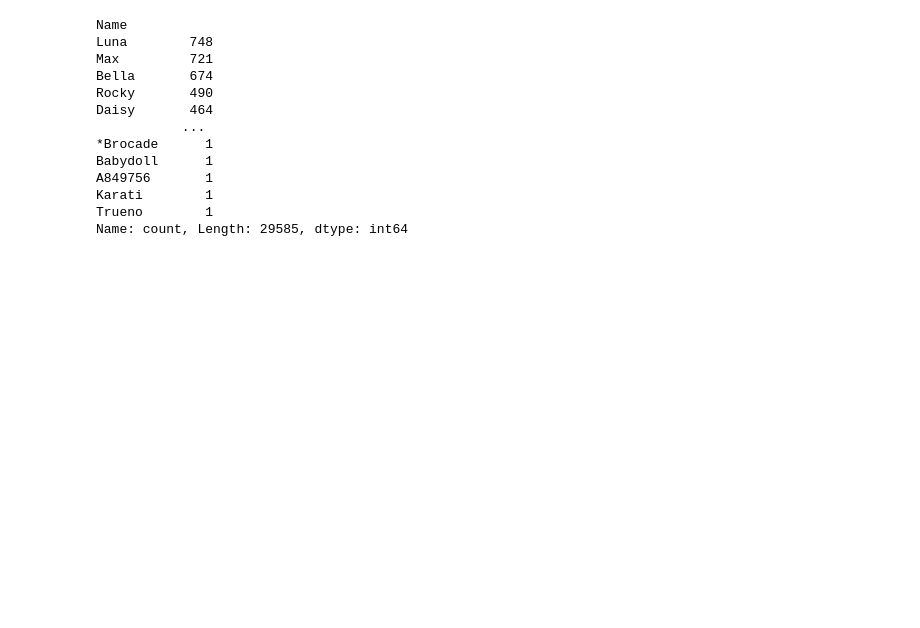
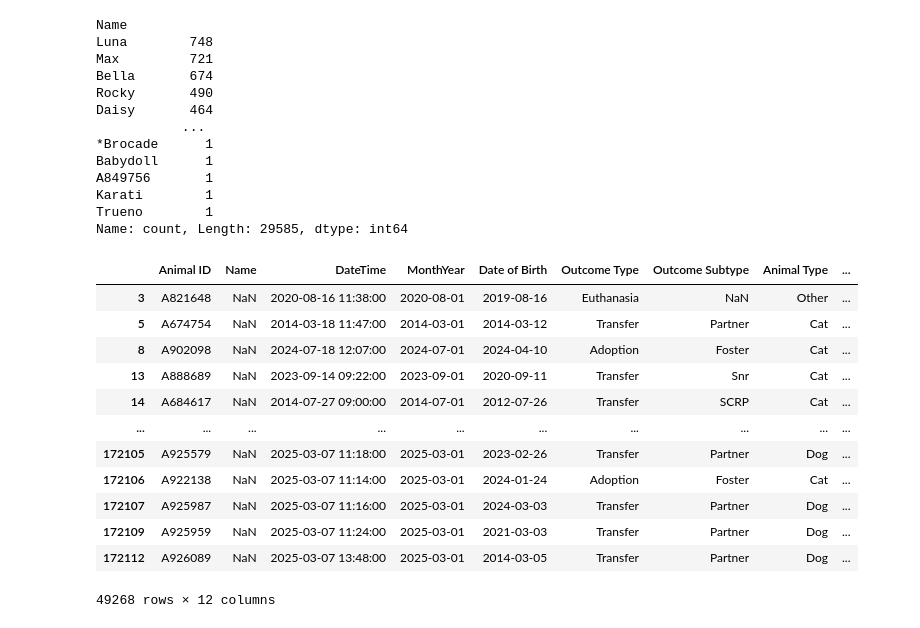
Before and after one commit to 607brendon/kaggle-pandas-tutorial, a Jupyter notebook: austin-animal-center-outcomes-eda.ipynb, the cells around one changed output. Saved outputs shown, nothing was run; the diff lists cells and outputs as text; code cells hidden in the pictures; blank space fills up the shorter version.

```diff
--- a/austin-animal-center-outcomes-eda.ipynb
+++ b/austin-animal-center-outcomes-eda.ipynb
@@ -149,3 +205,20 @@ A849756       1
 Karati        1
 Trueno        1
 Name: count, Length: 29585, dtype: int64
+# %%
+df['Name'].isna().sum()
+df[df['Name'].isna()]
+# %% [output]
+|  | Animal ID | Name | DateTime | MonthYear | Date of Birth | Outcome Type | Outcome Subtype | Animal Type | ... |
+| 3 | A821648 | NaN | 2020-08-16 11:38:00 | 2020-08-01 | 2019-08-16 | Euthanasia | NaN | Other | ... |
+| 5 | A674754 | NaN | 2014-03-18 11:47:00 | 2014-03-01 | 2014-03-12 | Transfer | Partner | Cat | ... |
+| 8 | A902098 | NaN | 2024-07-18 12:07:00 | 2024-07-01 | 2024-04-10 | Adoption | Foster | Cat | ... |
+| 13 | A888689 | NaN | 2023-09-14 09:22:00 | 2023-09-01 | 2020-09-11 | Transfer | Snr | Cat | ... |
+| 14 | A684617 | NaN | 2014-07-27 09:00:00 | 2014-07-01 | 2012-07-26 | Transfer | SCRP | Cat | ... |
+| ... | ... | ... | ... | ... | ... | ... | ... | ... | ... |
+| 172105 | A925579 | NaN | 2025-03-07 11:18:00 | 2025-03-01 | 2023-02-26 | Transfer | Partner | Dog | ... |
+| 172106 | A922138 | NaN | 2025-03-07 11:14:00 | 2025-03-01 | 2024-01-24 | Adoption | Foster | Cat | ... |
+| 172107 | A925987 | NaN | 2025-03-07 11:16:00 | 2025-03-01 | 2024-03-03 | Transfer | Partner | Dog | ... |
+| 172109 | A925959 | NaN | 2025-03-07 11:24:00 | 2025-03-01 | 2021-03-03 | Transfer | Partner | Dog | ... |
+| 172112 | A926089 | NaN | 2025-03-07 13:48:00 | 2025-03-01 | 2014-03-05 | Transfer | Partner | Dog | ... |
+49268 rows × 12 columns
```
Also changed, not shown: parts of 32 cells of this notebook.
